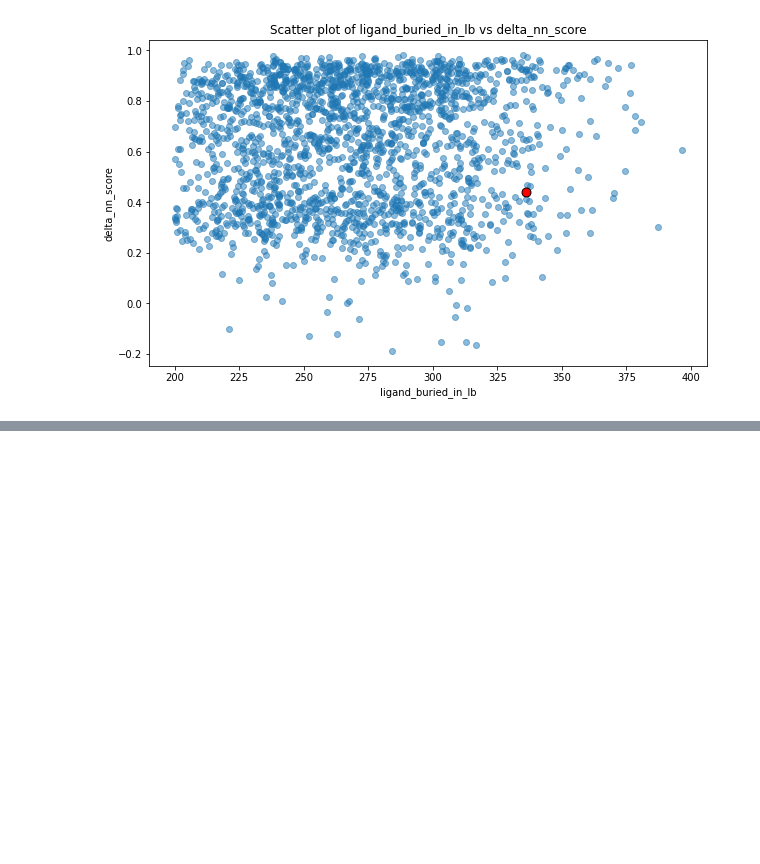
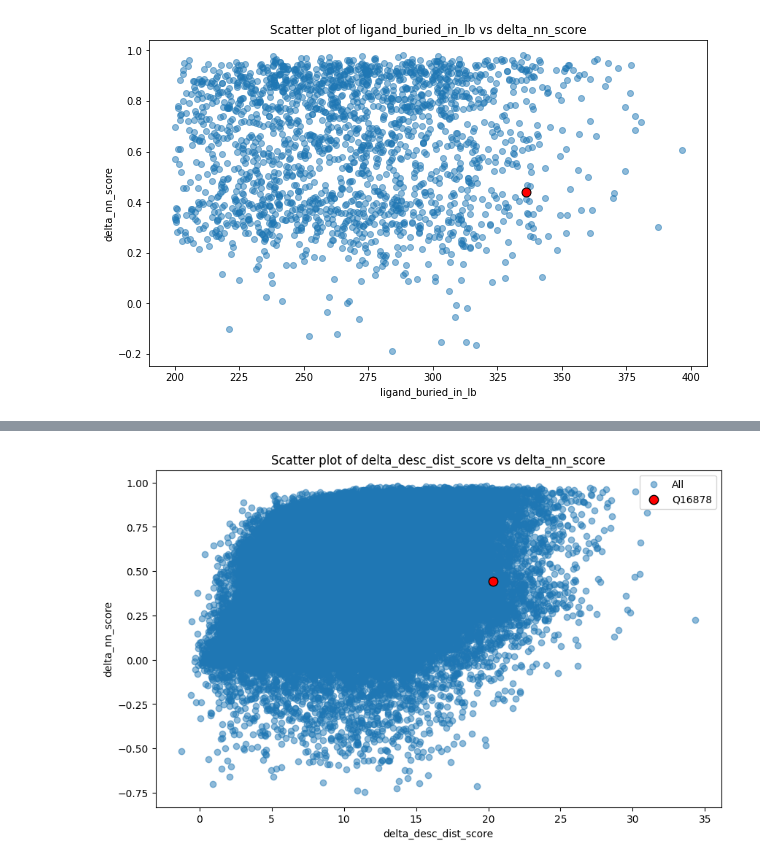
Before and after one commit to meng-yx/masif-neosurf-af2, a Jupyter notebook: notebooks/ligand_delta_score.ipynb, the cells around one changed output, grey strips where cells are left out. Cells and saved outputs as stored; diff of their text form; code cells hidden in the pictures; blank space fills up the shorter version.

```diff
--- a/notebooks/ligand_delta_score.ipynb
+++ b/notebooks/ligand_delta_score.ipynb
@@ -774,0 +780,19 @@ plt.show()
+# %%
+# Directory to run SLURM jobs
+slurm_dir = "/scratch/ymeng/masif-neosurf-af2/tricomplex-design_Meng/results/8VLB_A_3JF_A/ligand_delta_score"
+slurm_input_dir = os.path.join(slurm_dir, "input")
+slurm_output_dir = os.path.join(slurm_dir, "output")
+
+# Create directories if they don't exist
+os.makedirs(slurm_input_dir, exist_ok=True)
+os.makedirs(slurm_output_dir, exist_ok=True)
+
+# Number of SLURM jobs to run in parallel
+n_jobs = 500
+
+# Split all rows of the df_results into <n_jobs> .csv files (input_1.csv, input_2.csv, ...)
+df_results_split = np.array_split(df_results, n_jobs)
+
+for i, df_split in enumerate(df_results_split):
+    input_file = os.path.join(slurm_input_dir, f"input_{i+1}.csv")
+    df_split.to_csv(input_file, index=False)
@@ -774,0 +857,26 @@ plt.show()
+# %%
+# Plot delta_nn_score ~ delta_desc_dist_score
+import matplotlib.pyplot as plt
+
+plt.figure(figsize=(10, 6))
+plt.scatter(df_results_delta['delta_desc_dist_score'], df_results_delta['delta_nn_score'], alpha=0.5, label='All')
+
+# Highlight the row(s) whose uniprot_accn is Q16878
+highlight_mask = df_results_delta['uniprot_accn'] == "Q16878"
+if highlight_mask.any():
+    plt.scatter(
+        df_results_delta.loc[highlight_mask, 'delta_desc_dist_score'],
+        df_results_delta.loc[highlight_mask, 'delta_nn_score'],
+        color='red',
+        s=80,
+        edgecolor='black',
+        label='Q16878'
+    )
+
+plt.xlabel('delta_desc_dist_score')
+plt.ylabel('delta_nn_score')
+plt.title('Scatter plot of delta_desc_dist_score vs delta_nn_score')
+plt.legend()
+plt.show()
+# %% [output]
+[figure, added]
```
Also changed, not shown: parts of 7 cells of this notebook, 1 other file.
